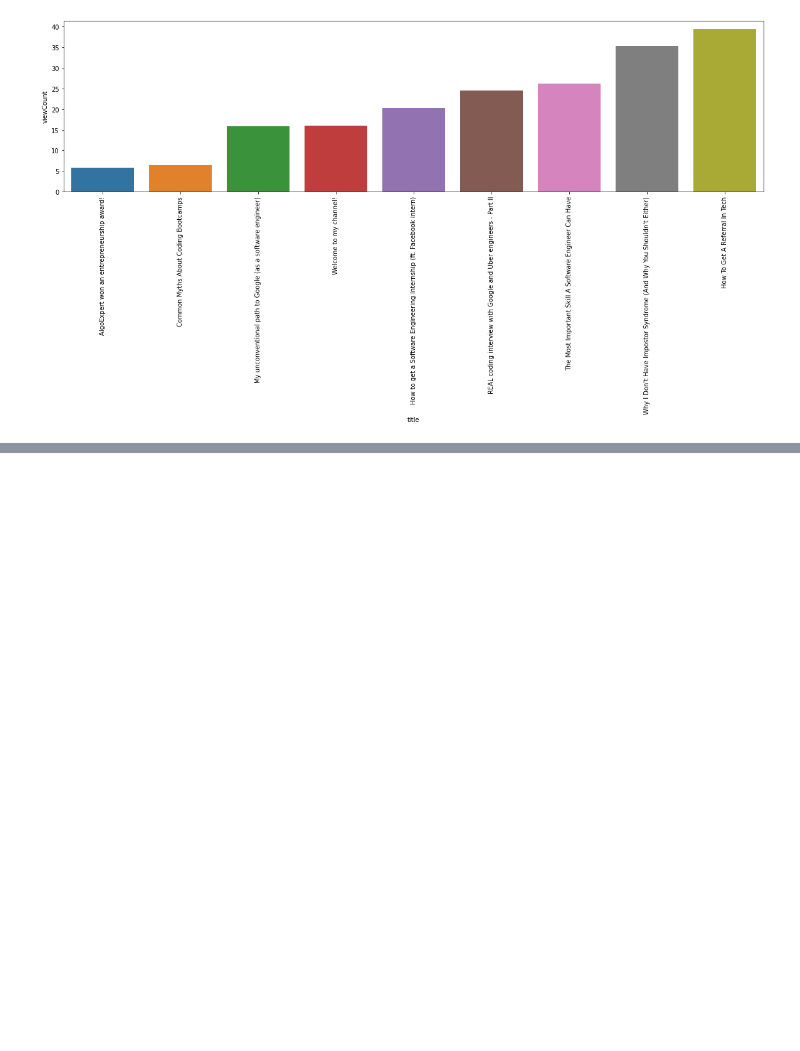
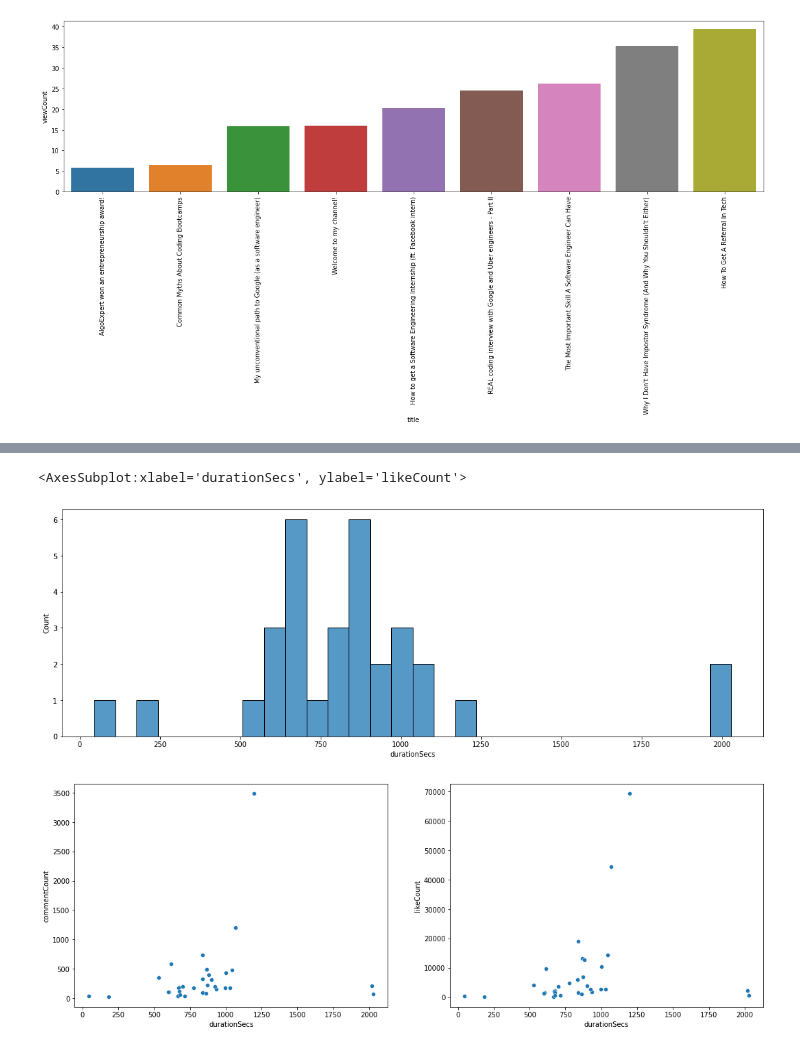
Before and after one commit to AlejMrv/data-analysis-youtube-with-api-connection, a Jupyter notebook: youtube-analysis.ipynb, the cells around one changed output, grey strips where cells are left out. Drawn from its saved outputs; the diff is of its cells as text; code cells hidden in the pictures; blank space fills up the shorter version.

```diff
--- a/youtube-analysis.ipynb
+++ b/youtube-analysis.ipynb
@@ -285,0 +307,10 @@ ax.yaxis.set_major_formatter(ticker.FuncFormatter(lambda x, pos:'{:,.0f}'.format
+# %%
+sns.histplot(data=video_df[video_df['durationSecs'] < 10000], x="durationSecs", bins=30)
+
+fig, ax =plt.subplots(1,2)
+sns.scatterplot(data = video_df, x = "durationSecs", y = "commentCount", ax=ax[0])
+sns.scatterplot(data = video_df, x = "durationSecs", y = "likeCount", ax=ax[1])
+# %% [output]
+<AxesSubplot:xlabel='durationSecs', ylabel='likeCount'>
+[figure, added]
+[figure, added]
```
Also changed, not shown: parts of 8 cells of this notebook.
